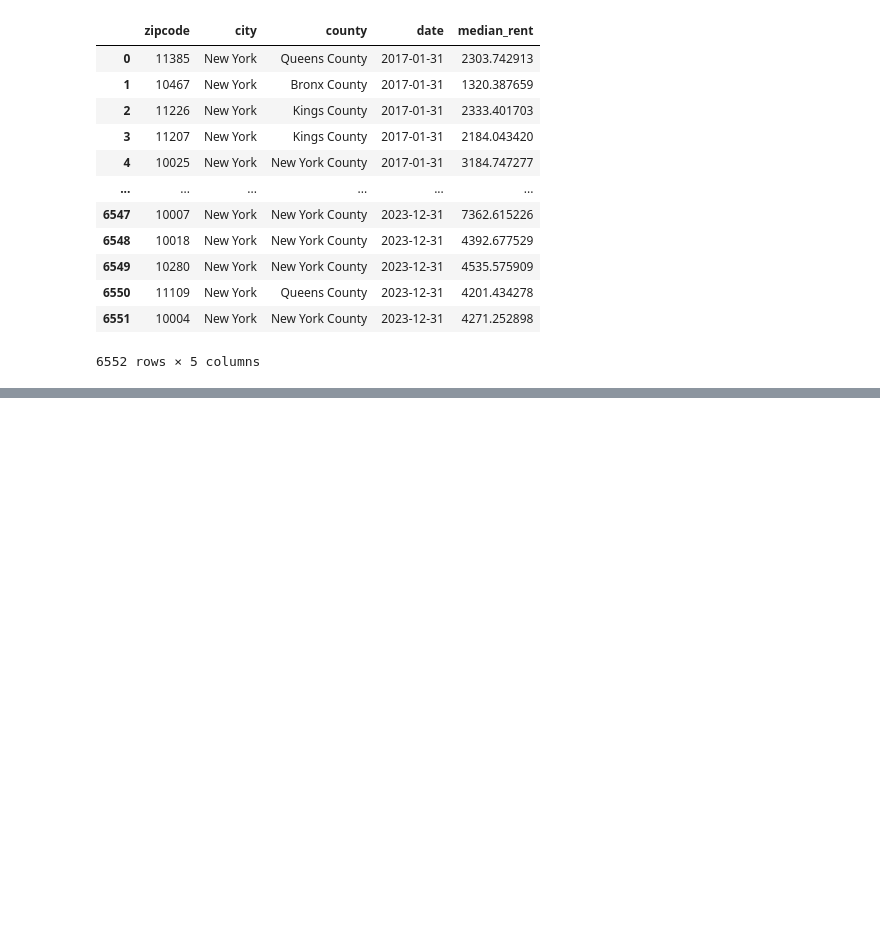
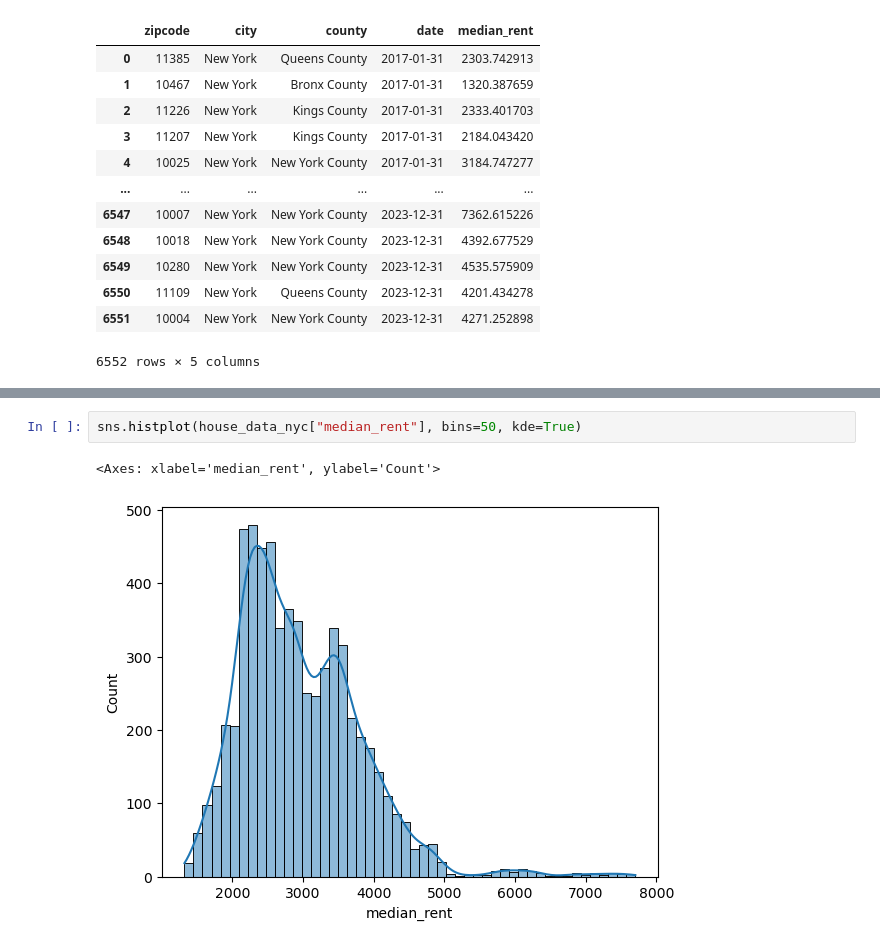
Before and after one commit to tmayer10/RentIQ, a Jupyter notebook: EDA/EDA_KL.ipynb, the cells around one changed output, grey strips where cells are left out. Saved outputs shown, nothing was run; the diff lists cells and outputs as text; blank space fills up the shorter version.

```diff
--- a/EDA/EDA_KL.ipynb
+++ b/EDA/EDA_KL.ipynb
@@ -304,0 +377,5 @@ house_data_nyc = house_data_nyc.merge(
+# %%
+sns.histplot(house_data_nyc["median_rent"], bins=50, kde=True)
+# %% [output]
+<Axes: xlabel='median_rent', ylabel='Count'>
+[figure, added]
```
Also changed, not shown: parts of 21 cells of this notebook.
